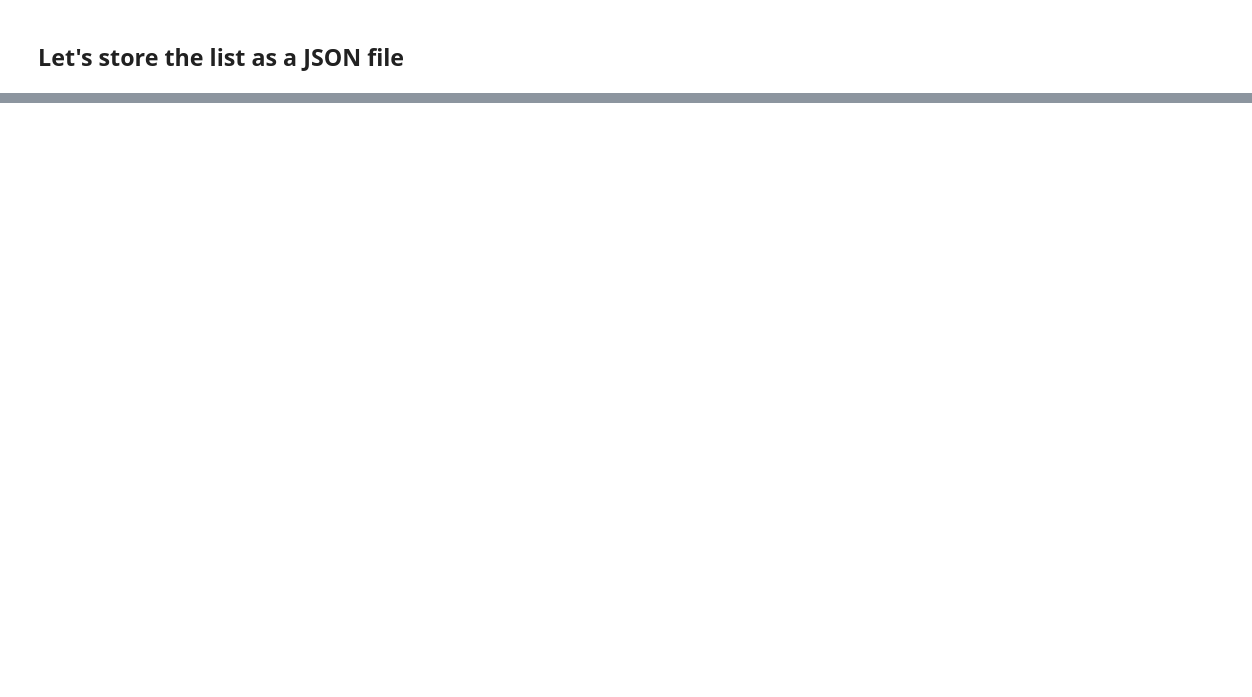
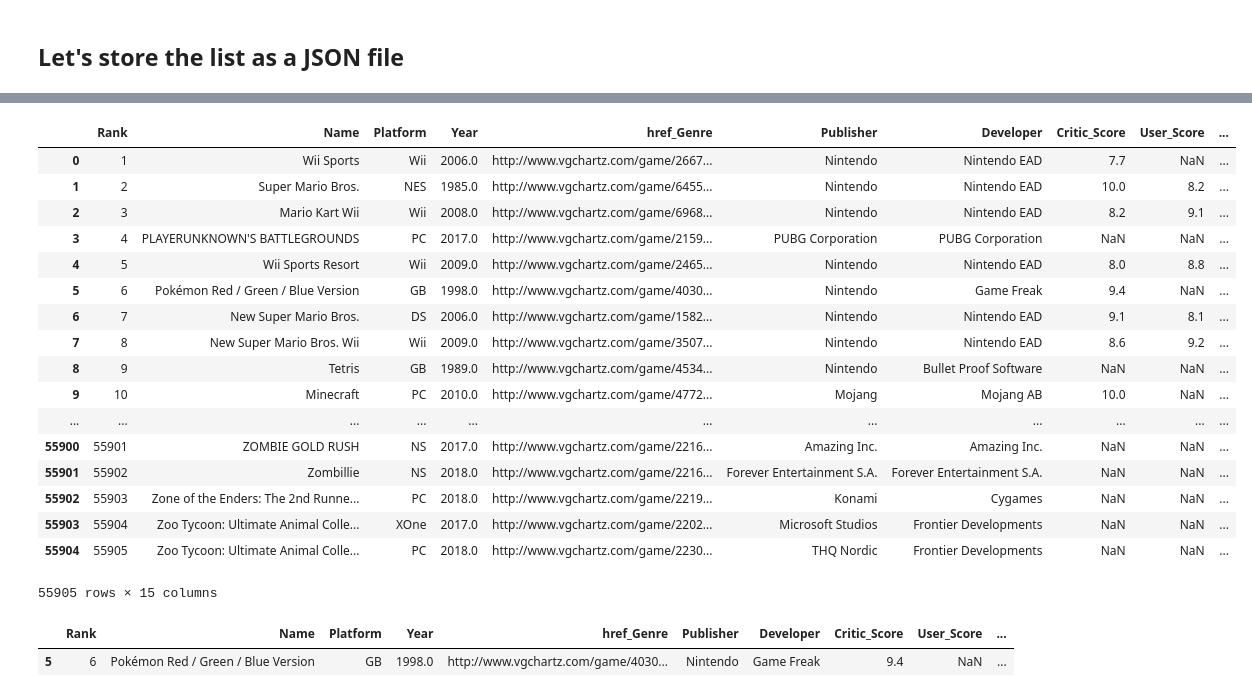
Before and after one commit to hechmik/videogames_buzz, a Jupyter notebook: notebooks/Games_Selection-MongoDB.ipynb, the cells around one changed output, grey strips where cells are left out. Drawn from its saved outputs; the diff is of its cells as text; code cells hidden in the pictures; blank space fills up the shorter version.

```diff
--- a/notebooks/Games_Selection-MongoDB.ipynb
+++ b/notebooks/Games_Selection-MongoDB.ipynb
@@ -512,0 +588,2 @@ with open("../top_50_games_to_monitor.json", "w") as filehandler:
+# %%
+vgchartz_odf = pd.read_csv('../dataset/vgsales.csv')
@@ -512,0 +599,2 @@ with open("../top_50_games_to_monitor.json", "w") as filehandler:
+# %%
+vgchartz_odf['Norm_name'] = vgchartz_odf['Name'].apply(uniformer.uniform)
@@ -512,0 +610,33 @@ with open("../top_50_games_to_monitor.json", "w") as filehandler:
+# %%
+for i in vgchartz_odf.index:
+    n = vgchartz_odf.loc[i]['Name']
+    m = vgchartz_df[vgchartz_df['Name'] == n]['Norm_name_vgchartz'].values
+    if len(m) > 0:
+        #print(i, n, vgchartz_df[vgchartz_df['Name'] == n]['Norm_name_vgchartz'].values[0])
+        vgchartz_odf.at[i, 'Norm_name'] = m[0]
+# %%
+vgchartz_odf
+# %% [output]
+|  | Rank | Name | Platform | Year | href_Genre | Publisher | Developer | Critic_Score | User_Score | ... |
+| 0 | 1 | Wii Sports | Wii | 2006.0 | http://www.vgchartz.com/game/2667... | Nintendo | Nintendo EAD | 7.7 | NaN | ... |
+| 1 | 2 | Super Mario Bros. | NES | 1985.0 | http://www.vgchartz.com/game/6455... | Nintendo | Nintendo EAD | 10.0 | 8.2 | ... |
+| 2 | 3 | Mario Kart Wii | Wii | 2008.0 | http://www.vgchartz.com/game/6968... | Nintendo | Nintendo EAD | 8.2 | 9.1 | ... |
+| 3 | 4 | PLAYERUNKNOWN'S BATTLEGROUNDS | PC | 2017.0 | http://www.vgchartz.com/game/2159... | PUBG Corporation | PUBG Corporation | NaN | NaN | ... |
+| 4 | 5 | Wii Sports Resort | Wii | 2009.0 | http://www.vgchartz.com/game/2465... | Nintendo | Nintendo EAD | 8.0 | 8.8 | ... |
+| 5 | 6 | Pokémon Red / Green / Blue Version | GB | 1998.0 | http://www.vgchartz.com/game/4030... | Nintendo | Game Freak | 9.4 | NaN | ... |
+| 6 | 7 | New Super Mario Bros. | DS | 2006.0 | http://www.vgchartz.com/game/1582... | Nintendo | Nintendo EAD | 9.1 | 8.1 | ... |
+| 7 | 8 | New Super Mario Bros. Wii | Wii | 2009.0 | http://www.vgchartz.com/game/3507... | Nintendo | Nintendo EAD | 8.6 | 9.2 | ... |
+| 8 | 9 | Tetris | GB | 1989.0 | http://www.vgchartz.com/game/4534... | Nintendo | Bullet Proof Software | NaN | NaN | ... |
+| 9 | 10 | Minecraft | PC | 2010.0 | http://www.vgchartz.com/game/4772... | Mojang | Mojang AB | 10.0 | NaN | ... |
+| ... | ... | ... | ... | ... | ... | ... | ... | ... | ... | ... |
+| 55900 | 55901 | ZOMBIE GOLD RUSH | NS | 2017.0 | http://www.vgchartz.com/game/2216... | Amazing Inc. | Amazing Inc. | NaN | NaN | ... |
+| 55901 | 55902 | Zombillie | NS | 2018.0 | http://www.vgchartz.com/game/2216... | Forever Entertainment S.A. | Forever Entertainment S.A. | NaN | NaN | ... |
+| 55902 | 55903 | Zone of the Enders: The 2nd Runne... | PC | 2018.0 | http://www.vgchartz.com/game/2219... | Konami | Cygames | NaN | NaN | ... |
+| 55903 | 55904 | Zoo Tycoon: Ultimate Animal Colle... | XOne | 2017.0 | http://www.vgchartz.com/game/2202... | Microsoft Studios | Frontier Developments | NaN | NaN | ... |
+| 55904 | 55905 | Zoo Tycoon: Ultimate Animal Colle... | PC | 2018.0 | http://www.vgchartz.com/game/2230... | THQ Nordic | Frontier Developments | NaN | NaN | ... |
+55905 rows × 15 columns
+# %%
+vgchartz_odf[vgchartz_odf['Norm_name'].str.contains('pokémon red')]
+# %% [output]
+|  | Rank | Name | Platform | Year | href_Genre | Publisher | Developer | Critic_Score | User_Score | ... |
+| 5 | 6 | Pokémon Red / Green / Blue Version | GB | 1998.0 | http://www.vgchartz.com/game/4030... | Nintendo | Game Freak | 9.4 | NaN | ... |
```
Also changed, not shown: parts of 28 cells of this notebook, 2 other files.
